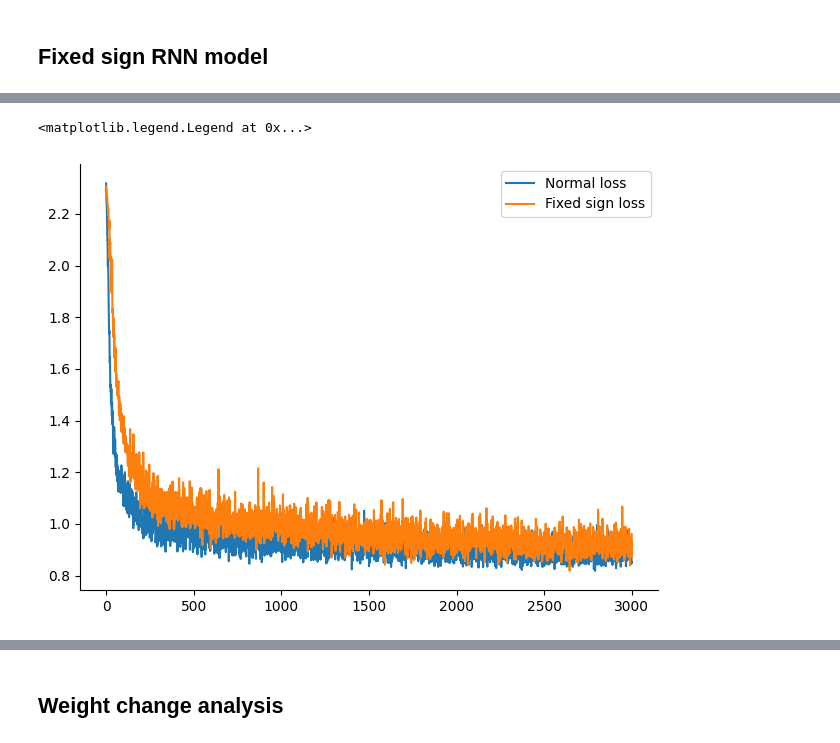
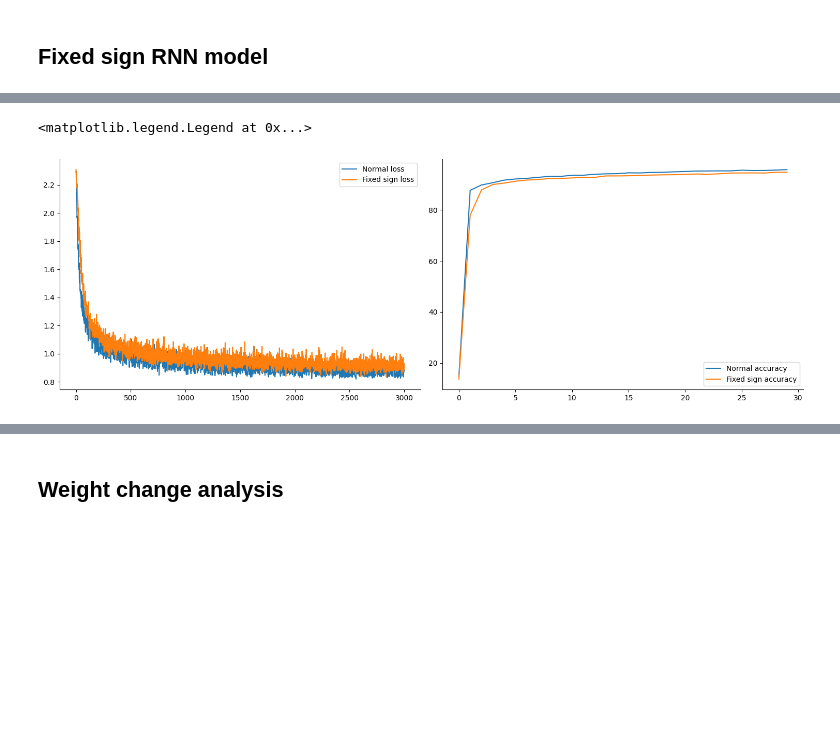
Before and after one commit to shunnnli/EP-LHb-model, a Jupyter notebook: EP-LHb-RNN.ipynb, the cells around one changed output, grey strips where cells are left out. Cells and saved outputs as stored; diff of their text form; code cells hidden in the pictures; blank space fills up the shorter version.

```diff
--- a/EP-LHb-RNN.ipynb
+++ b/EP-LHb-RNN.ipynb
@@ -284,6 +296,7 @@ loss_function = nn.CrossEntropyLoss()
 # optimizer = gd(net.parameters(), lr=lr)
 optimizer = adam(corelease_net.parameters(), lr=lr)
 cr_training_loss = []
+cr_test_accuracy = []
 # %%
 # Save the initial weights
 initial_params_corelease = corelease_net.record_params()
@@ -324,7 +333,9 @@ LHb_to_DAN.bias
 # %%
 # Train the network
-training_loss = corelease_net.train_model(num_epochs,train_loader,optimizer,loss='CrossEntropyLoss',print_epoch=True)
+training_loss, test_accuracy = corelease_net.train_model(num_epochs,train_loader,optimizer,loss='CrossEntropyLoss',
+                                          test_loader=test_loader,print_epoch=True)
 cr_training_loss.extend(training_loss)
+cr_test_accuracy.extend(test_accuracy)
 
 # Plot training loss
 plt.plot(cr_training_loss)
@@ -430,6 +445,7 @@ loss_function = nn.CrossEntropyLoss()
 # optimizer = gd(fixed_sign_model.parameters(), lr=lr, fixed_sign=True)
 fs_optimizer = adam(fixed_sign_net.parameters(), lr=lr, fixed_sign=True)
 fs_training_loss = []
+fs_test_accuracy = []
 # %%
 # Save the initial weights
 initial_params_fixed = fixed_sign_net.record_params()
@@ -470,5 +482,7 @@ LHb_to_DAN.bias
 # %%
 # Train the network
-training_loss = fixed_sign_net.train_model(num_epochs,train_loader,fs_optimizer,loss='CrossEntropyLoss',print_epoch=True)
+training_loss, test_accuracy = fixed_sign_net.train_model(num_epochs,train_loader,fs_optimizer,loss='CrossEntropyLoss',
+                                           test_loader=test_loader,print_epoch=True)
 fs_training_loss.extend(training_loss)
+fs_test_accuracy.extend(test_accuracy)
 # %% [output]
@@ -480,19 +506,19 @@ Epoch [5/5], Loss: 0.9606
 # %%
 # Plot training loss history
-plt.plot(cr_training_loss, label='Normal loss')
-plt.plot(fs_training_loss, label='Fixed sign loss')
-plt.legend()
+# plt.plot(cr_training_loss, label='Normal loss')
+# plt.plot(fs_training_loss, label='Fixed sign loss')
+# plt.legend()
 
-# fig, axs = plt.subplots(1,2,figsize=(15, 5))
-# axs[0].plot(cr_training_loss, label='Normal loss')
-# axs[0].plot(fs_training_loss, label='Fixed sign loss')
-# axs[0].legend()
-# axs[1].plot(training_accuracy, label='Normal accuracy')
-# axs[1].plot(fs_training_accuracy, label='Fixed sign accuracy')
-# axs[1].legend()
+fig, axs = plt.subplots(1,2,figsize=(15, 5))
+axs[0].plot(cr_training_loss, label='Normal loss')
+axs[0].plot(fs_training_loss, label='Fixed sign loss')
+axs[0].legend()
+axs[1].plot(cr_test_accuracy, label='Normal accuracy')
+axs[1].plot(fs_test_accuracy, label='Fixed sign accuracy')
+axs[1].legend()
 # %% [output]
 <matplotlib.legend.Legend at 0x...>
-[figure, old version]
+[figure, new version]
 # %%
 # Save the trianed parameters in paramList
 trained_params_fixed = fixed_sign_net.record_params()
```
Also changed, not shown: parts of 15 cells of this notebook, 1 other file.
